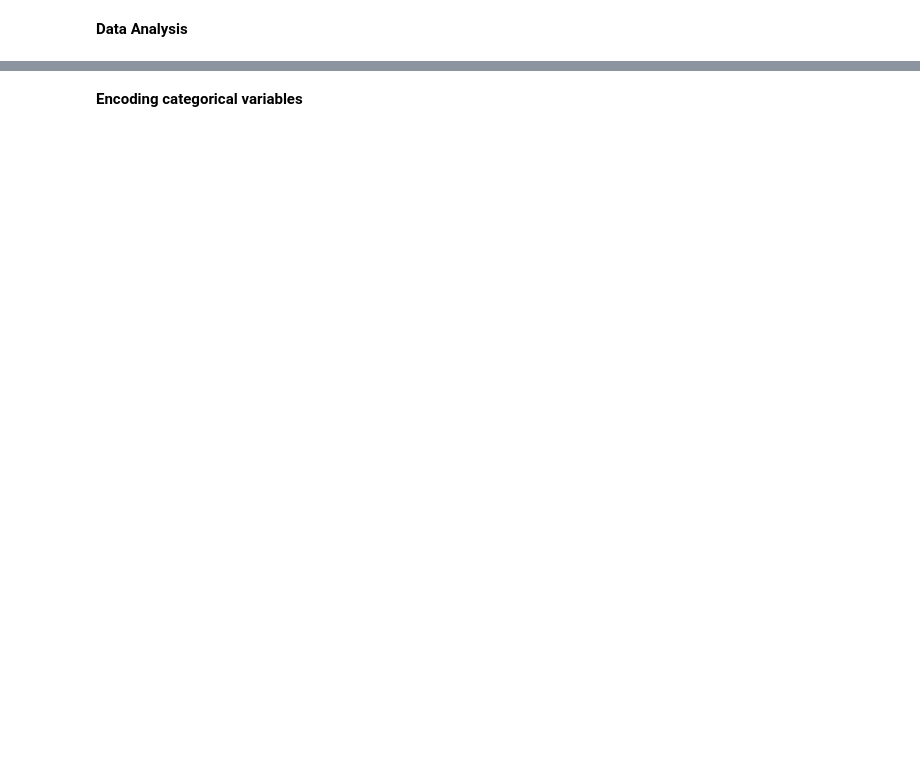
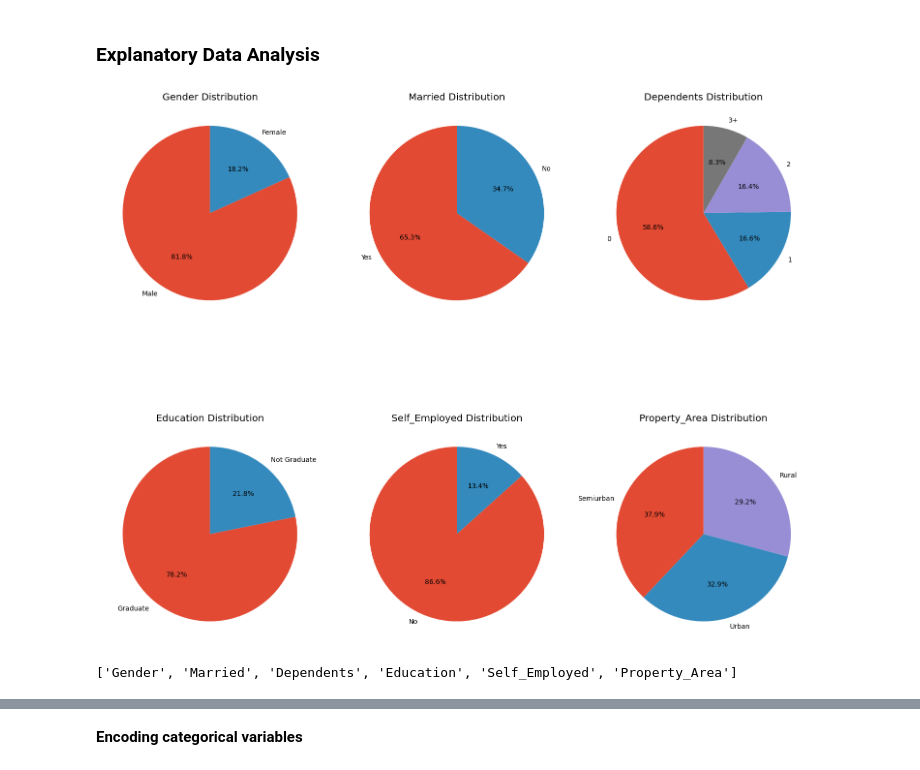
Before and after one commit to Michael-HK/mlops-loan_approval_model, a Jupyter notebook: loan_approval_prediction.ipynb, the cells around one changed output, grey strips where cells are left out. Saved outputs shown, nothing was run; the diff lists cells and outputs as text; code cells hidden in the pictures; blank space fills up the shorter version.

```diff
--- a/loan_approval_prediction.ipynb
+++ b/loan_approval_prediction.ipynb
@@ -75,26 +258,32 @@ dabl.plot(df, target_col = 'Loan_Status')
 # %% [markdown]
-**Data Analysis**
+### Explanatory Data Analysis
 # %%
 cat_var = ['Gender', 'Married', 'Dependents', 'Education', 'Self_Employed', 'Property_Area']
 
 fig, axs = plt.subplots(nrows=2, ncols=3, figsize=(15,15))
 
 ## create pie chart for each categories variables
-for i, var in enumerate(cat_vars):
+for i, var in enumerate(cat_var):
   if i < len(axs.flat):
     # count the number of occurence in each category
     cat_counts = df[var].value_counts()
 
     #create pie
     axs.flat[i].pie(cat_counts, labels=cat_counts.index, autopct='%1.1f%%', startangle=90)
     #set a title
     axs.flat[i].set_title(f'{var} Distribution')
 
 # adjust spacing
 fig.tight_layout()
 
 #show the plot
 plt.show()
+# %% [output]
+[figure, added]
+# %%
+print(list(df.select_dtypes(include=['object']).columns))
+# %% [output]
+['Gender', 'Married', 'Dependents', 'Education', 'Self_Employed', 'Property_Area']
 # %%
 #==============create figure with subplots====================
 
```
Also changed, not shown: parts of 60 cells of this notebook.
